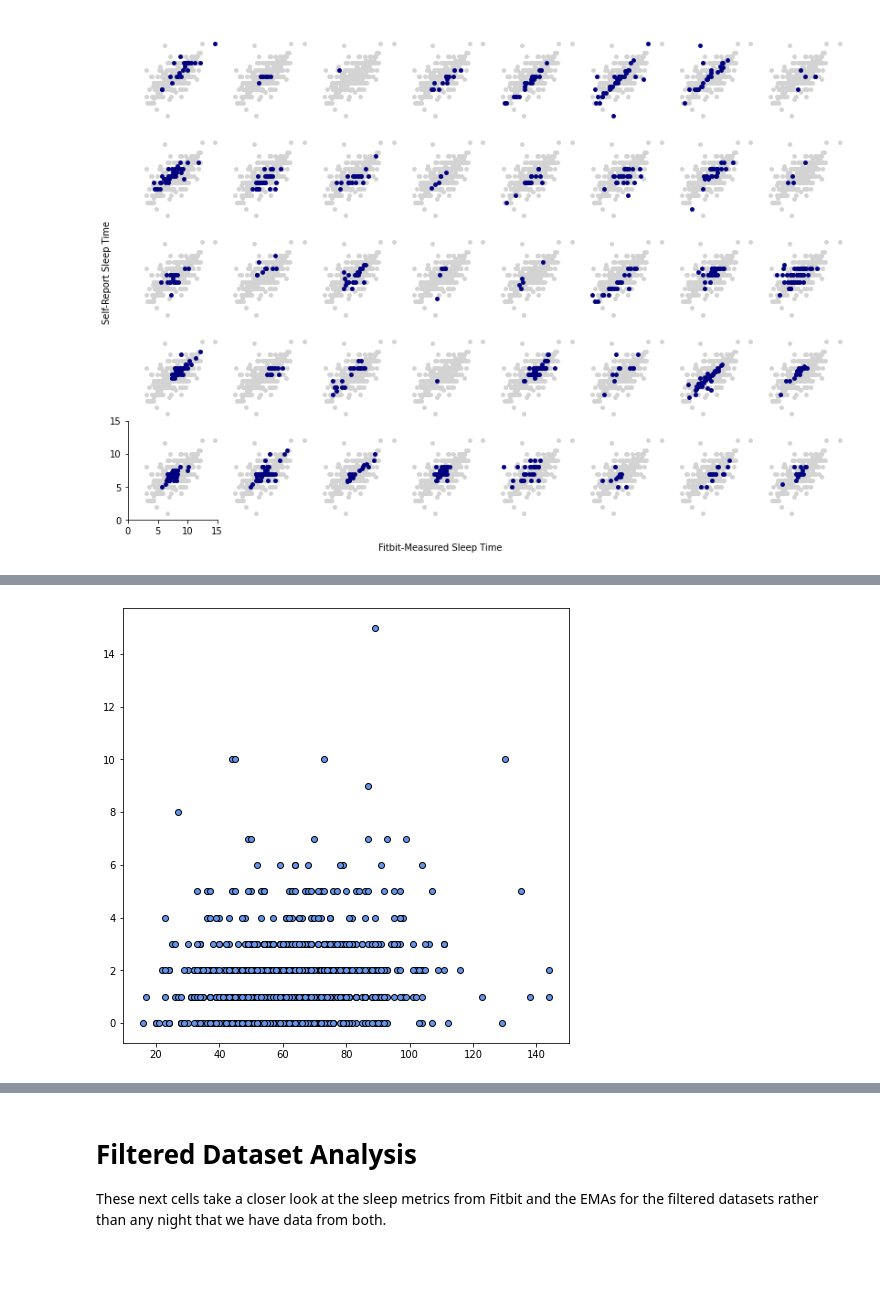
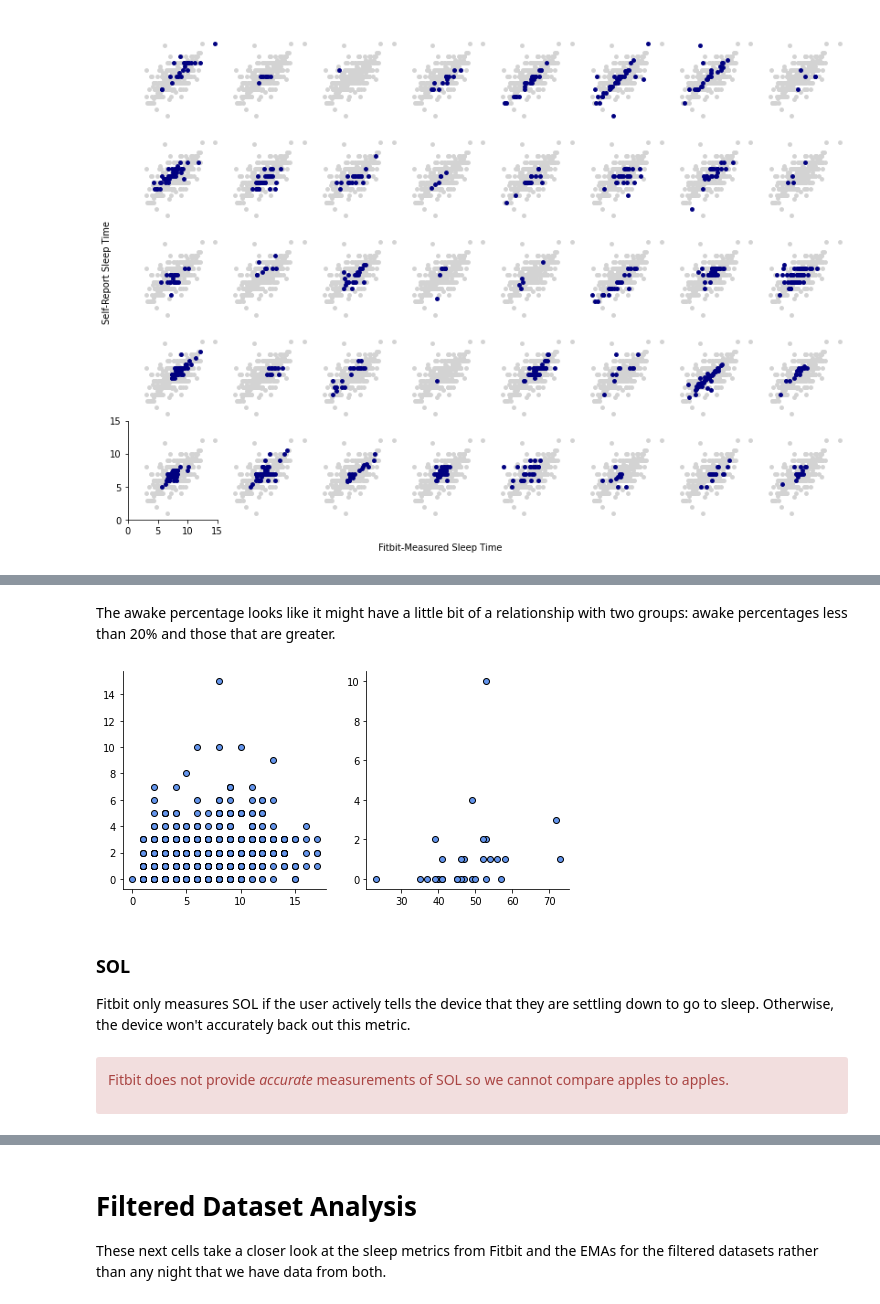
Before and after one commit to intelligent-environments-lab/utx000, a Jupyter notebook: notebooks/4.9.2-hef-fitbit_beiwe-sleep_comparisions.ipynb, the cells around one changed output, grey strips where cells are left out. Cells and saved outputs as stored; diff of their text form; code cells hidden in the pictures; blank space fills up the shorter version.

```diff
--- a/notebooks/4.9.2-hef-fitbit_beiwe-sleep_comparisions.ipynb
+++ b/notebooks/4.9.2-hef-fitbit_beiwe-sleep_comparisions.ipynb
@@ -373,16 +387,20 @@ While we can't compre awakenings directly across platforms, we can compare the n
+# %% [markdown]
+The awake percentage looks like it might have a little bit of a relationship with two groups: awake percentages less than 20% and those that are greater.
 # %%
-def scatter_sleep_metrics(df=combined_sleep,var="naw",save=False):
-    """
-    Simple scatter plot to show the sleep metrics relationship
-    """
-    fig, ax = plt.subplots(figsize=(8,8))
-    ax.scatter(df[f"{var}_fb"],df[f"{var}_ema"],color="cornflowerblue",edgecolor="black")
-
-    if save:
-        plt.savefig(f"../reports/figures/ema_vs_fitbit/fitbit-beiwe-{var}-{var}-scatter-ux_s20.pdf")
-    plt.show()
-    plt.close()
+fig, axes = plt.subplots(1,2,figsize=(8,4))
+for df, ax in zip([combined_sleep[combined_sleep["awake_percentage"] < 20],combined_sleep[combined_sleep["awake_percentage"] >= 20]],axes.flat):
+    ax.scatter(df["awake_percentage"],df["naw_ema"],color="cornflowerblue",edgecolor="black")
+    for loc in ["top","right"]:
+        ax.spines[loc].set_visible(False)
+#plt.savefig(f"../reports/figures/ema_vs_fitbit/fitbit-beiwe-{var}-{var}-scatter-ux_s20.pdf")
+plt.show()
+plt.close()
+# %% [output]
+[figure, added]
-# %%
-scatter_sleep_metrics()
-# %% [output]
-[figure, removed]
+# %% [markdown]
+### SOL
+Fitbit only measures SOL if the user actively tells the device that they are settling down to go to sleep. Otherwise, the device won't accurately back out this metric.
+# %% [markdown]
+<div class="alert alert-block alert-danger">
+
+Fitbit does not provide _accurate_ measurements of SOL so we cannot compare apples to apples.
```
Also changed, not shown: parts of 4 cells of this notebook, 1 other file.
